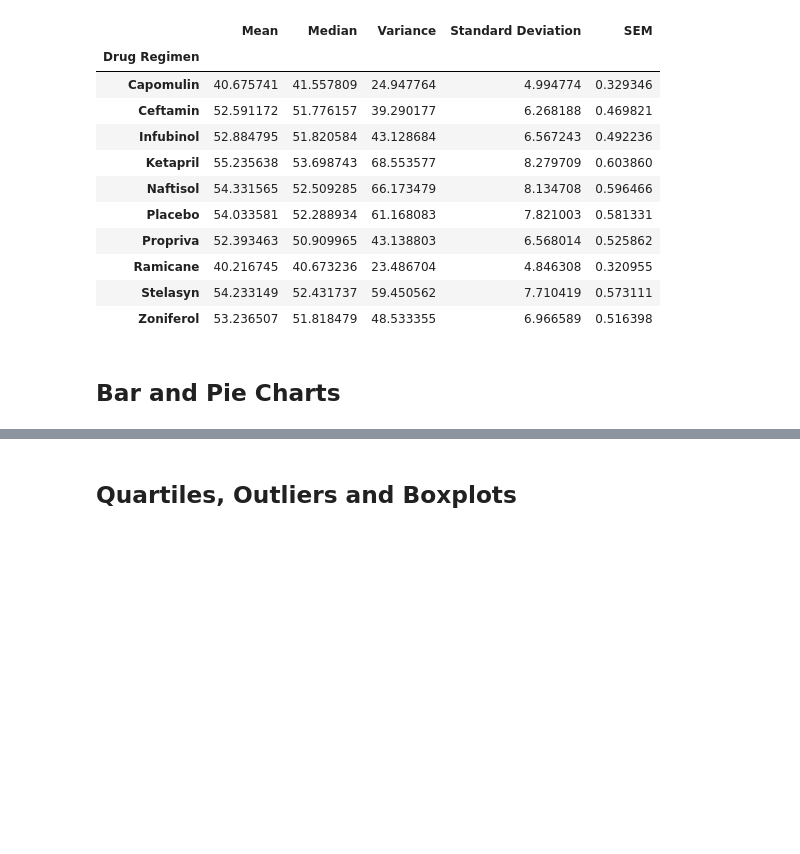
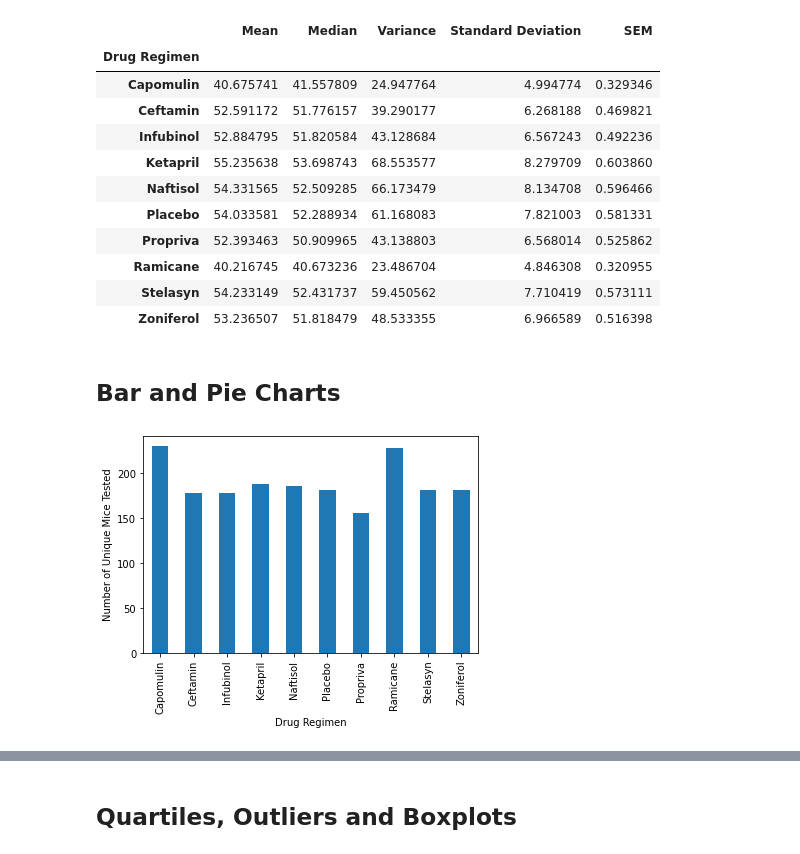
Before and after one commit to Akritisuri/Matplotlib-challenge, a Jupyter notebook: 02-Homework_05-Matplotlib_Instructions_Pymaceuticals_pymaceuticals_starter.ipynb, the cells around one changed output, grey strips where cells are left out. Cells and saved outputs as stored; diff of their text form; code cells hidden in the pictures; blank space fills up the shorter version.

```diff
--- a/02-Homework_05-Matplotlib_Instructions_Pymaceuticals_pymaceuticals_starter.ipynb
+++ b/02-Homework_05-Matplotlib_Instructions_Pymaceuticals_pymaceuticals_starter.ipynb
@@ -138,3 +122,16 @@ summary_statistics
 ## Bar and Pie Charts
 # %%
 # Generate a bar plot showing the total number of mice for each treatment throughout the course of the study using pandas.
+y_value = clean_mouse_results.groupby(["Drug Regimen"]).count()["Mouse ID"]
+
+#show bar graph
+y_value.plot(kind='bar')
+plt.ylabel("Number of Unique Mice Tested")
+plt.show()
+
+#bar_graph_df = clean_mouse_data_df[["Drug Regimen", "Mouse ID"]]
+#bar_graph_df = bar_graph_df.set_index("Drug Regimen")
+
+#show bar graph
+# %% [output]
+[figure, added]
```
Also changed, not shown: parts of 4 cells of this notebook.
